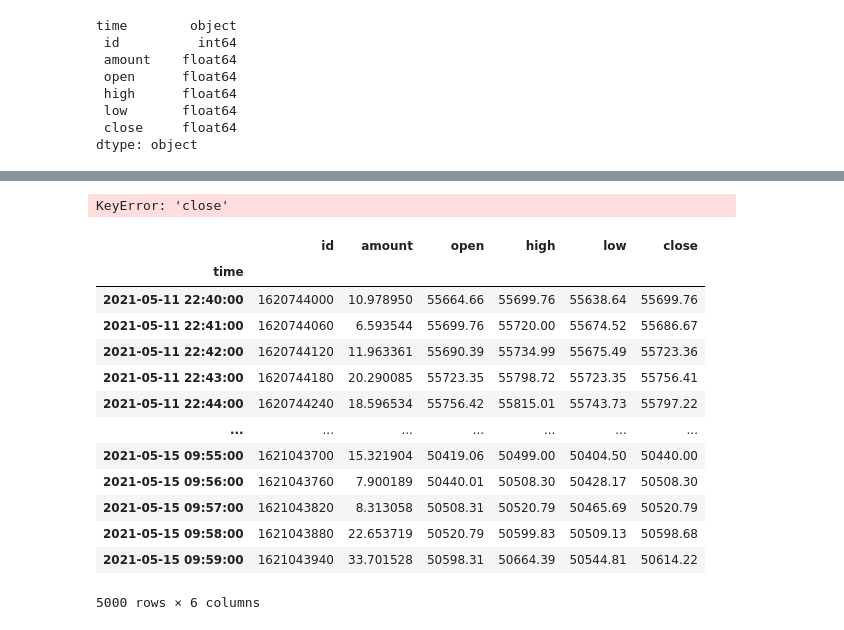
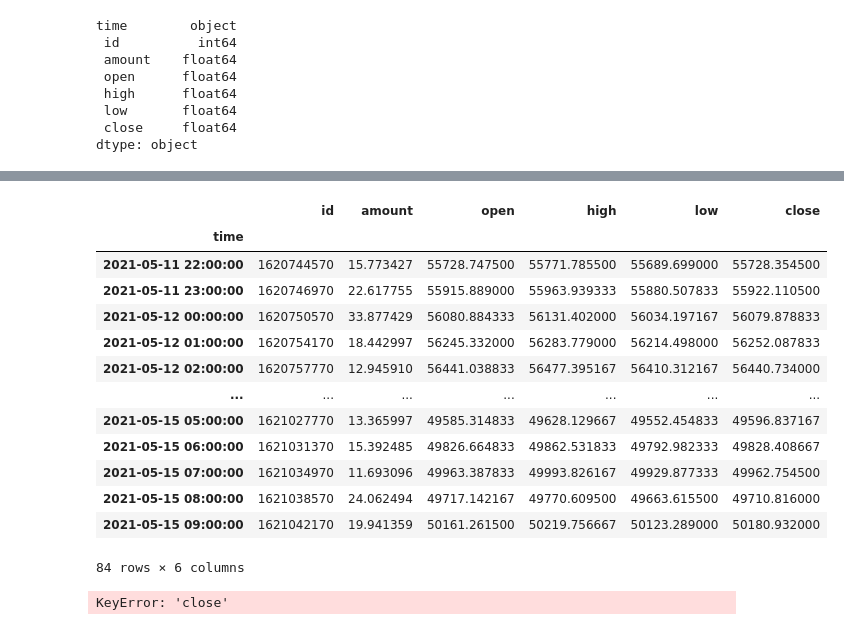
Before and after one commit to lukaszplatos/DataIntro, a Jupyter notebook: MyProject2.ipynb, the cells around one changed output, grey strips where cells are left out. Saved outputs shown, nothing was run; the diff lists cells and outputs as text; code cells hidden in the pictures.

```diff
--- a/MyProject2.ipynb
+++ b/MyProject2.ipynb
@@ -154,3 +154,4 @@ bitcoin3
 # %%
-bitcoin3.set_index('time')
+bitcoin3.set_index('time', inplace=True)
+bitcoin3
 # %% [output]
@@ -171,22 +172,23 @@ bitcoin3.set_index('time')
 # %%
-bitcoin3['close'].plot()
+# grouping per hour
+bitcoin3 = bitcoin3.resample('H').mean()
+bitcoin3
 # %% [output]
+|  | id | amount | open | high | low | close |
+| time |  |  |  |  |  |  |
+| 2021-05-11 22:00:00 | 1620744570 | 15.773427 | 55728.747500 | 55771.785500 | 55689.699000 | 55728.354500 |
+| 2021-05-11 23:00:00 | 1620746970 | 22.617755 | 55915.889000 | 55963.939333 | 55880.507833 | 55922.110500 |
+| 2021-05-12 00:00:00 | 1620750570 | 33.877429 | 56080.884333 | 56131.402000 | 56034.197167 | 56079.878833 |
+| 2021-05-12 01:00:00 | 1620754170 | 18.442997 | 56245.332000 | 56283.779000 | 56214.498000 | 56252.087833 |
+| 2021-05-12 02:00:00 | 1620757770 | 12.945910 | 56441.038833 | 56477.395167 | 56410.312167 | 56440.734000 |
+| ... | ... | ... | ... | ... | ... | ... |
+| 2021-05-15 05:00:00 | 1621027770 | 13.365997 | 49585.314833 | 49628.129667 | 49552.454833 | 49596.837167 |
+| 2021-05-15 06:00:00 | 1621031370 | 15.392485 | 49826.664833 | 49862.531833 | 49792.982333 | 49828.408667 |
+| 2021-05-15 07:00:00 | 1621034970 | 11.693096 | 49963.387833 | 49993.826167 | 49929.877333 | 49962.754500 |
+| 2021-05-15 08:00:00 | 1621038570 | 24.062494 | 49717.142167 | 49770.609500 | 49663.615500 | 49710.816000 |
+| 2021-05-15 09:00:00 | 1621042170 | 19.941359 | 50161.261500 | 50219.756667 | 50123.289000 | 50180.932000 |
-KeyError: 'close'
+84 rows × 6 columns
 # %%
-# grouping
-bitcoin3.groupby('time').mean()
+bitcoin3['close'].plot()
 # %% [output]
-|  | id | amount | open | high | low | close |
-| time |  |  |  |  |  |  |
-| 2021-05-11 22:40:00 | 1620744000 | 10.978950 | 55664.66 | 55699.76 | 55638.64 | 55699.76 |
-| 2021-05-11 22:41:00 | 1620744060 | 6.593544 | 55699.76 | 55720.00 | 55674.52 | 55686.67 |
-| 2021-05-11 22:42:00 | 1620744120 | 11.963361 | 55690.39 | 55734.99 | 55675.49 | 55723.36 |
-| 2021-05-11 22:43:00 | 1620744180 | 20.290085 | 55723.35 | 55798.72 | 55723.35 | 55756.41 |
-| 2021-05-11 22:44:00 | 1620744240 | 18.596534 | 55756.42 | 55815.01 | 55743.73 | 55797.22 |
-| ... | ... | ... | ... | ... | ... | ... |
-| 2021-05-15 09:55:00 | 1621043700 | 15.321904 | 50419.06 | 50499.00 | 50404.50 | 50440.00 |
-| 2021-05-15 09:56:00 | 1621043760 | 7.900189 | 50440.01 | 50508.30 | 50428.17 | 50508.30 |
-| 2021-05-15 09:57:00 | 1621043820 | 8.313058 | 50508.31 | 50520.79 | 50465.69 | 50520.79 |
-| 2021-05-15 09:58:00 | 1621043880 | 22.653719 | 50520.79 | 50599.83 | 50509.13 | 50598.68 |
-| 2021-05-15 09:59:00 | 1621043940 | 33.701528 | 50598.31 | 50664.39 | 50544.81 | 50614.22 |
-5000 rows × 6 columns
+KeyError: 'close'
```
Also changed, not shown: parts of 2 cells of this notebook.
